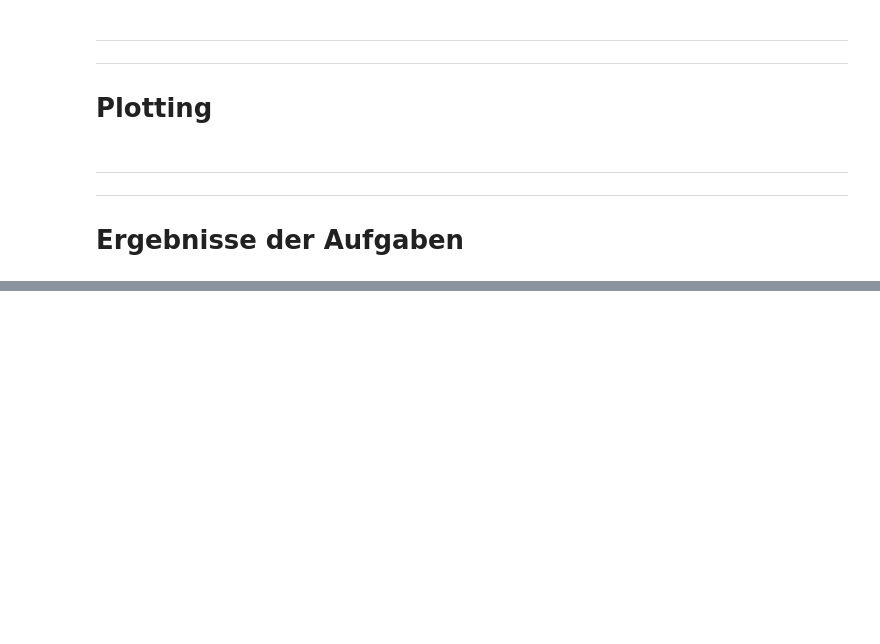
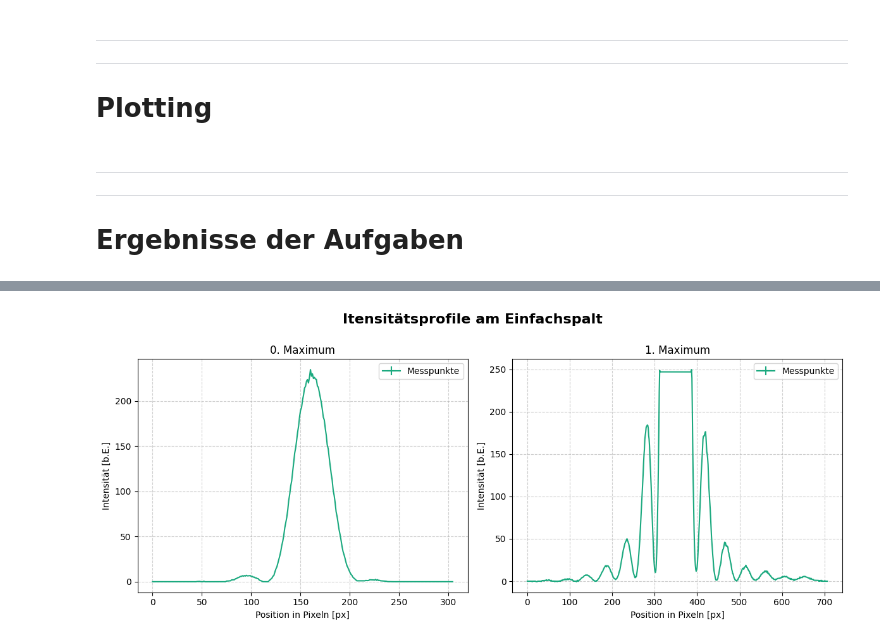
Before and after one commit to FinnZeumer/PAP-2, a Jupyter notebook: Versuche/233/Python/V233.ipynb, the cells around one changed output, grey strips where cells are left out. Cells and saved outputs as stored; diff of their text form; code cells hidden in the pictures; blank space fills up the shorter version.

```diff
--- a/Versuche/233/Python/V233.ipynb
+++ b/Versuche/233/Python/V233.ipynb
@@ -910,0 +863,60 @@ Steigung: -2.5979e-07 \pm 3e-09 m/pixel
+# %%
+aufgabe = '2_Kurven'
+folder = "./A2/"
+safe_folder = "../img/plots/"
+
+# ------------------------------------------------------------------------
+#   Plots der Itensitätsprofile
+# ------------------------------------------------------------------------
+
+fig, axes = plt.subplots(1, 2, figsize=(12, 5))
+plt.suptitle('Itensitätsprofile am Einfachspalt', weight='bold', size='16', y=1.0)
+
+# -----------------------------
+# Plot 1: 0. Maximum
+# -----------------------------
+axes[0].errorbar(
+    pix_0m,
+    intensity_0m,
+    xerr=0,
+    yerr=0,
+    linestyle='-',
+    marker=' ',
+    label="Messpunkte",
+    color=hellgruen,
+    capsize=0
+)
+
+axes[0].set_xlabel('Position in Pixeln [px]')
+axes[0].set_ylabel('Intensität [b.E.]')
+axes[0].set_title('0. Maximum')
+axes[0].grid(True, which="both", linestyle="--", alpha=0.6)
+axes[0].legend()
+
+
+# -----------------------------
+# Plot 2: 1. Maximum
+# -----------------------------
+axes[1].errorbar(
+    pix_1m,
+    intensity_1m,
+    xerr=0,
+    yerr=0,
+    linestyle='-',
+    marker=' ',
+    label="Messpunkte",
+    color=hellgruen,
+    capsize=0
+)
+
+axes[1].set_xlabel('Position in Pixeln [px]')
+axes[1].set_ylabel('Intensität [b.E.]')
+axes[1].set_title('1. Maximum')
+axes[1].grid(True, which="both", linestyle="--", alpha=0.6)
+axes[1].legend()
+
+plt.tight_layout()
+plt.savefig(f"{safe_folder}BeideMaxima{aufgabe}.pdf", dpi=300)
+plt.show()
+# %% [output]
+[figure, added]
```
Also changed, not shown: parts of 16 cells of this notebook, 16 other files.
